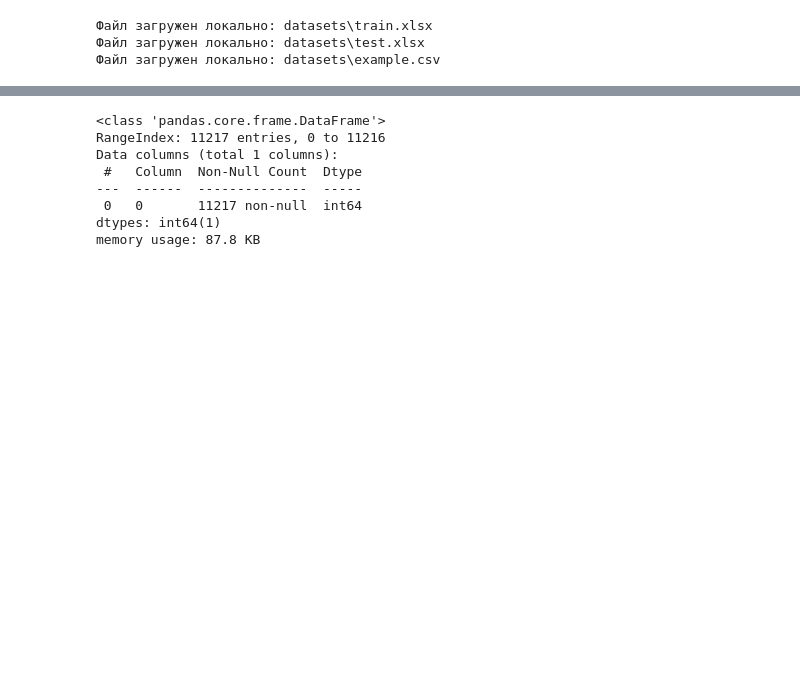
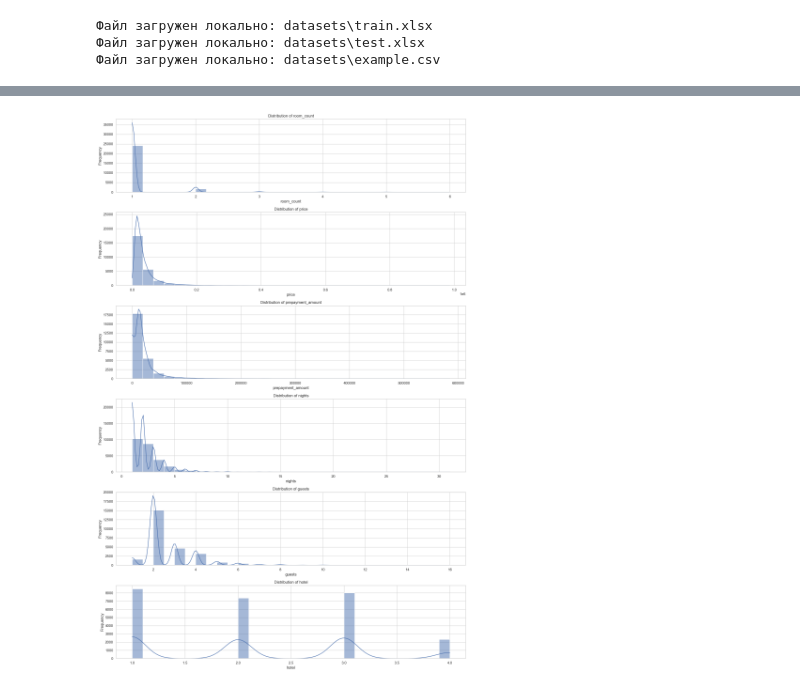
Before and after one commit to EPrutskoy/MindGames_Hotel_Product, a Jupyter notebook: hse_hotel_project.ipynb, the cells around one changed output, grey strips where cells are left out. Drawn from its saved outputs; the diff is of its cells as text; code cells hidden in the pictures; blank space fills up the shorter version.

```diff
--- a/hse_hotel_project.ipynb
+++ b/hse_hotel_project.ipynb
@@ -78,21 +79,20 @@ def github(url):
 # Функция для загрузки файла из локальной папки или с GitHub
 def load_f(file_path, github_url, file_type="xlsx"):
     try:
-
+        # Сначала пытаемся загрузить из локальной папки
         if file_type == "xlsx":
-            data = pd.read_excel(file_path)
+            data = pd.read_excel(file_path, index_col=0)  # Устанавливаем первую колонку в качестве индекса
         elif file_type == "csv":
-            data = pd.read_csv(file_path)
+            data = pd.read_csv(file_path, index_col=0)  # Устанавливаем первую колонку в качестве индекса
         print(f"Файл загружен локально: {file_path}")
-
     except FileNotFoundError:
+        # Если файл не найден, загружаем с GitHub
         print(f"Файл не найден локально, загружаю с GitHub: {github_url}")
         if file_type == "xlsx":
-            data = pd.read_excel(github(github_url))
+            data = pd.read_excel(download_file_from_github(github_url), index_col=0)  # Устанавливаем первую колонку в качестве индекса
         elif file_type == "csv":
-            data = pd.read_csv(github(github_url))
+            data = pd.read_csv(download_file_from_github(github_url), index_col=0)  # Устанавливаем первую колонку в качестве индекса
         print(f"Файл загружен с GitHub: {github_url}")
-
     return data
 # %%
 # Пути к локальным файлам и ссылки на GitHub
@@ -155,11 +252,0 @@ memory usage: 1.2+ MB
-# %%
-example_data.info()
-# %% [output]
-<class 'pandas.core.frame.DataFrame'>
-RangeIndex: 11217 entries, 0 to 11216
-Data columns (total 1 columns):
- #   Column  Non-Null Count  Dtype
----  ------  --------------  -----
- 0   0       11217 non-null  int64
-dtypes: int64(1)
-memory usage: 87.8 KB
@@ -165,0 +274,32 @@ memory usage: 87.8 KB
+# %%
+import matplotlib.pyplot as plt
+import seaborn as sns
+
+# Функция для построения графиков распределения по числовым элементам
+def plot_distribution(df, quantitative_columns):
+    # Устанавливаем стиль графиков
+    sns.set(style="whitegrid")
+
+    # Определяем количество графиков в зависимости от числа колонок
+    num_columns = len(quantitative_columns)
+
+    # Устанавливаем размер графиков
+    plt.figure(figsize=(16, num_columns * 4))
+
+    # Цикл для построения графиков для каждого количественного признака
+    for i, column in enumerate(quantitative_columns, 1):
+        plt.subplot(num_columns, 1, i)
+        sns.histplot(df[column], kde=True, bins=30)  # Строим гистограмму с KDE
+        plt.title(f'Distribution of {column}')
+        plt.xlabel(column)
+        plt.ylabel('Frequency')
+
+    # Показываем графики
+    plt.tight_layout()
+    plt.show()
+
+# Пример использования
+
+plot_distribution(train_data, quantitative_columns)
+# %% [output]
+[figure, added]
```
Also changed, not shown: parts of 23 cells of this notebook.
